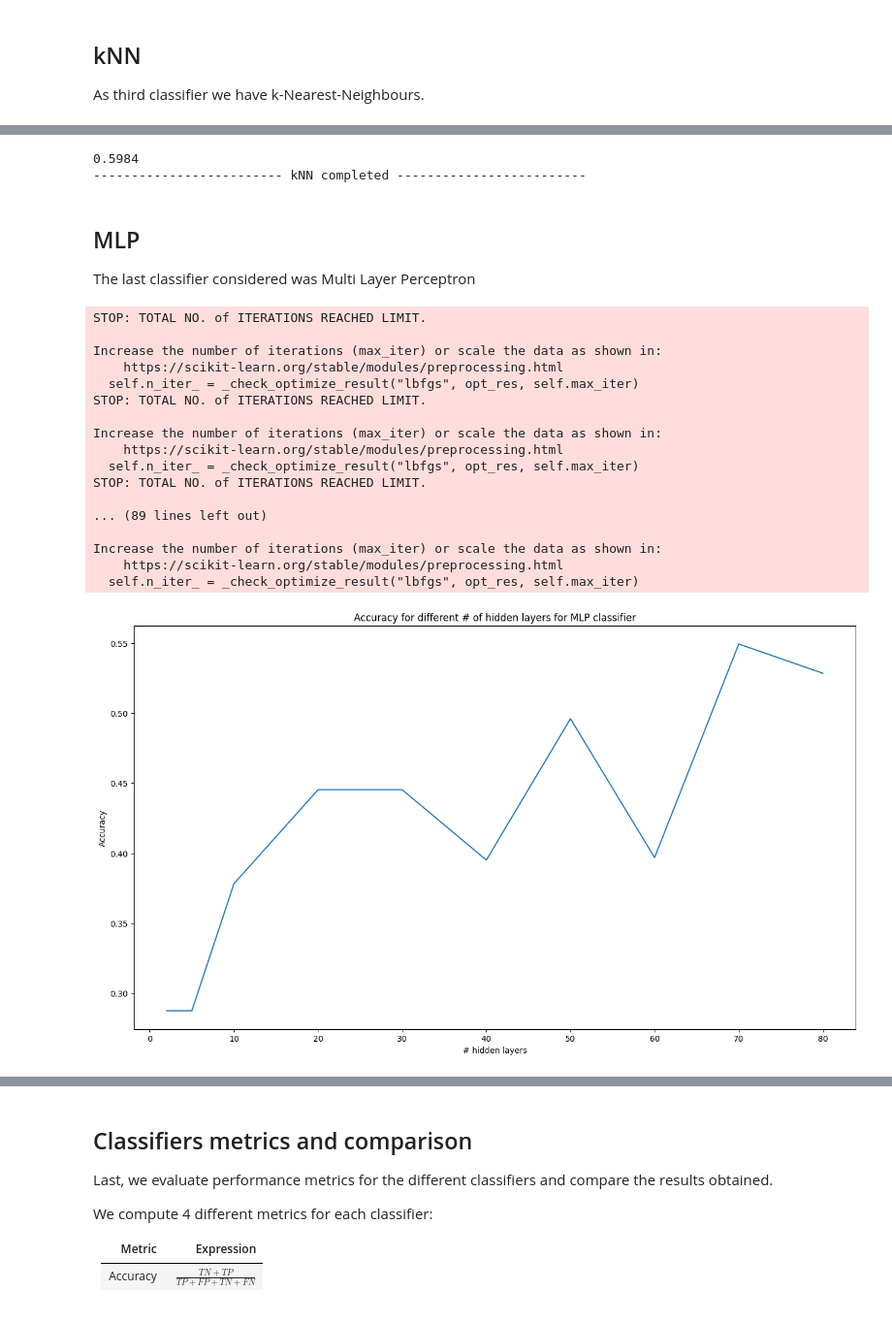
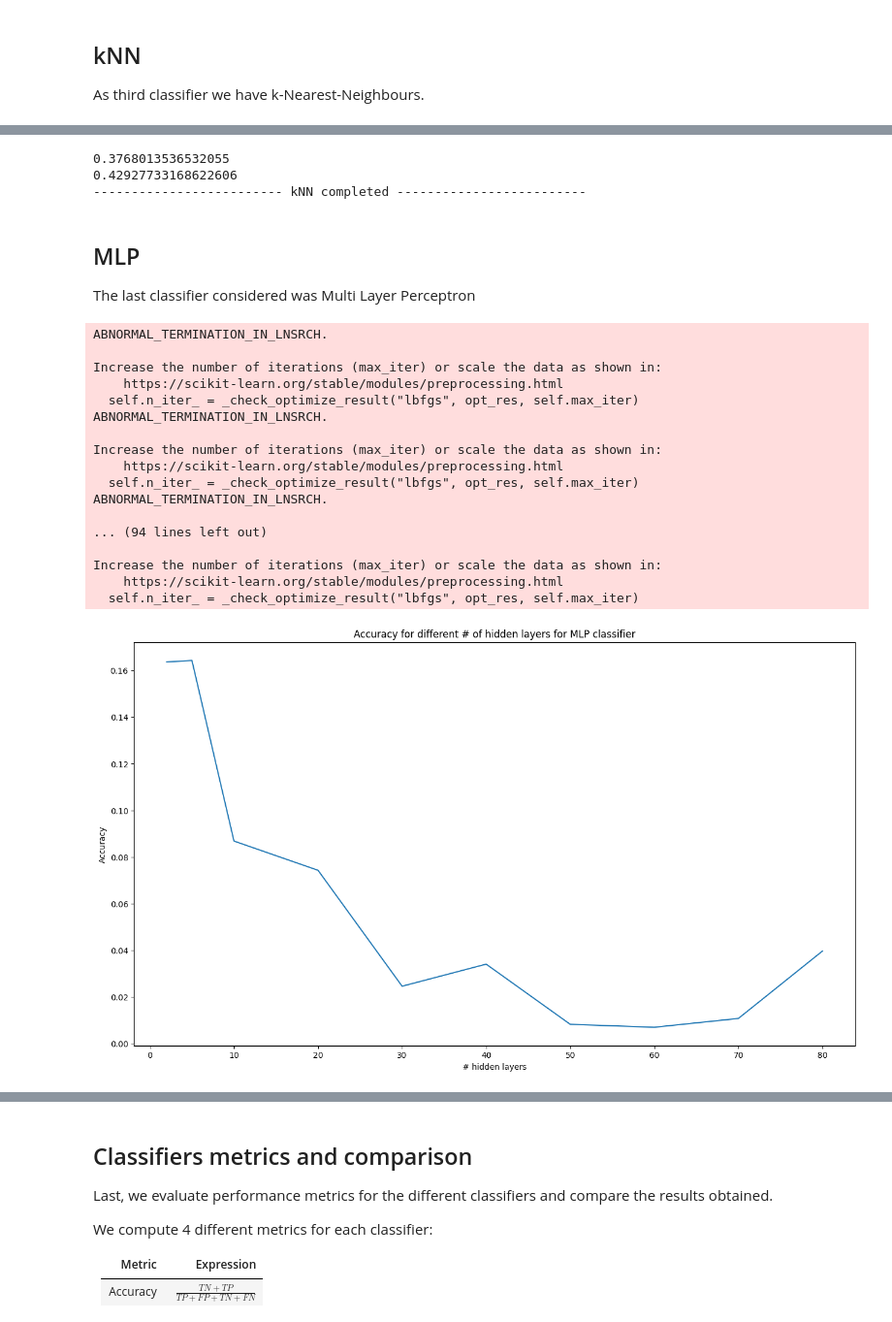
Before and after one commit to BSc-MSc-Projects/Music-Learning, a Jupyter notebook: Music_Learning.ipynb, the cells around one changed output, grey strips where cells are left out. Shown: that part at 97% size. Drawn from its saved outputs; the diff is of its cells as text; code cells hidden in the pictures.

```diff
--- a/Music_Learning.ipynb
+++ b/Music_Learning.ipynb
@@ -60,3 +45,5 @@ To enable them in other operations, rebuild TensorFlow with the appropriate comp
+# %%
+VERSION = 1
 # %% [markdown]
 ## Data preprocessing
 There is the need to do some preliminar operations on the data extracted by the .mp3 files:
@@ -191,2 +55,32 @@ y = ds_tracks.loc[medium, ('track', 'genre_top')]
+# %%
+# Open file, extract feature set and label set
+if VERSION:
+    path = "out.csv"
+    dataframe = pd.read_csv(path)
+    y = dataframe["genre"]
+    dataframe = dataframe.drop(columns=["title", "artist", "filename", "album", "genre"])
+    X = dataframe.drop(columns=drop_complex_cols(dataframe))
+
+    # Label encoding and extraction of uniques for later purposes
+    le = LabelEncoder()
+    y = le.fit_transform(y)
+    labels = pd.Series(y).unique()
+
+else:
+    path = "dataset/fma_metadata/"
+    tracks_file = "tracks.csv"
+    features_file = "features.csv"
+    ds_features = load(path+features_file)
+    ds_tracks = load(path+tracks_file)
+    medium = ds_tracks['set', 'subset'] <= 'medium'
+    X = ds_features.loc[medium, 'mfcc']
+    y = ds_tracks.loc[medium, ('track', 'genre_top')]
+    labels = y.unique()
+
+
+# Split into train/validate/test sets
+X_train, X_test, y_train, y_test = train_test_split(X, y, random_state=42, test_size=0.10)
+X_train, X_validate, y_train, y_validate = train_test_split(X_train, y_train,
+                                                            random_state=42, test_size=0.10)
 # %% [markdown]
 ## SVM
@@ -256,58 +192,68 @@ As third classifier we have k-Nearest-Neighbours.
 # %%
 # the actual classification
-n_neighbors_best = 10
-knn = KNeighborsClassifier(n_neighbors_best)
-knn.fit(X_train, y_train)
+n_neighbors_best = 5
+knn_clf = KNeighborsClassifier(n_neighbors_best)
 
-knn_predictions = knn.predict(X_test)
-print(knn.score(X_test, y_test))
+knn_clf.fit(X_train, y_train)
+print(np.asarray(cross_val_score(knn_clf, X_validate, y_validate, cv=2)).mean())
+knn_predictions = knn_clf.predict(X_test)
 
+print(knn_clf.score(X_test, y_test))
 
-knn_precision = precision_score(y_test, knn_predictions, average=None)#, labels=labels)
-knn_recall = recall_score(y_test, knn_predictions, average=None)#, labels=labels)
-knn_f1 = f1_score(y_test, knn_predictions, average=None)#, labels=labels)
-knn_cm = confusion_matrix(y_test, knn_predictions)
+if VERSION:
+    knn_precision = precision_score(y_test, knn_predictions, average=None, labels=labels)
+    knn_recall = recall_score(y_test, knn_predictions, average=None, labels=labels)
+    knn_f1 = f1_score(y_test, knn_predictions, average=None, labels=labels)
+    knn_cm = confusion_matrix(y_test, knn_predictions, labels=labels)
+else:
+    knn_precision_fma = precision_score(y_test, knn_predictions, average=None, labels=labels)
+    knn_recall_fma = recall_score(y_test, knn_predictions, average=None, labels=labels)
+    knn_f1_fma = f1_score(y_test, knn_predictions, average=None, labels=labels)
+    knn_cm_fma = confusion_matrix(y_test, knn_predictions, labels=labels)
 
 
 print("------------------------- kNN completed -------------------------")
 # %% [output]
-0.5984
+0.3768013536532055
+0.42927733168622606
 ------------------------- kNN completed -------------------------
 # %% [markdown]
 ## MLP
 The last classifier considered was Multi Layer Perceptron
 # %%
 # Tuning for the value of the hidden layers
+'''
 X_train, X_test, y_train, y_test = train_test_split(X, y, random_state=42, test_size=0.10)
 X_train, X_validate, y_train, y_validate = train_test_split(X_train, y_train, random_state=42,
                                                             test_size=0.10)
+                                                            '''
 hlayers = [2, 5, 10, 20, 30, 40, 50, 60, 70, 80]
 mlp_scores = []
 for h_layer in hlayers:
     mlp_clf = MLPClassifier(solver='lbfgs', alpha=1e-5, hidden_layer_sizes=(h_layer,),
                             random_state=1)
     mlp_clf.fit(X_train, y_train)
     mlp_scores.append(np.asarray(cross_val_score(mlp_clf, X_validate, y_validate, cv=2)).mean())
 
 basic_plot((16,9), hlayers, mlp_scores, "# hidden layers", "Accuracy",
            "Accuracy for different # of hidden layers for MLP classifier")
 # %% [output]
-STOP: TOTAL NO. of ITERATIONS REACHED LIMIT.
+ABNORMAL_TERMINATION_IN_LNSRCH.
 
 Increase the number of iterations (max_iter) or scale the data as shown in:
     https://scikit-learn.org/stable/modules/preprocessing.html
   self.n_iter_ = _check_optimize_result("lbfgs", opt_res, self.max_iter)
-STOP: TOTAL NO. of ITERATIONS REACHED LIMIT.
+ABNORMAL_TERMINATION_IN_LNSRCH.
 
 Increase the number of iterations (max_iter) or scale the data as shown in:
     https://scikit-learn.org/stable/modules/preprocessing.html
   self.n_iter_ = _check_optimize_result("lbfgs", opt_res, self.max_iter)
-STOP: TOTAL NO. of ITERATIONS REACHED LIMIT.
+ABNORMAL_TERMINATION_IN_LNSRCH.
 
-... (89 lines left out)
+... (94 lines left out)
 
 Increase the number of iterations (max_iter) or scale the data as shown in:
     https://scikit-learn.org/stable/modules/preprocessing.html
   self.n_iter_ = _check_optimize_result("lbfgs", opt_res, self.max_iter)
-[figure, old version]
+[figure, new version]
 # %%
```
Also changed, not shown: parts of 23 cells of this notebook, 3 other files.
